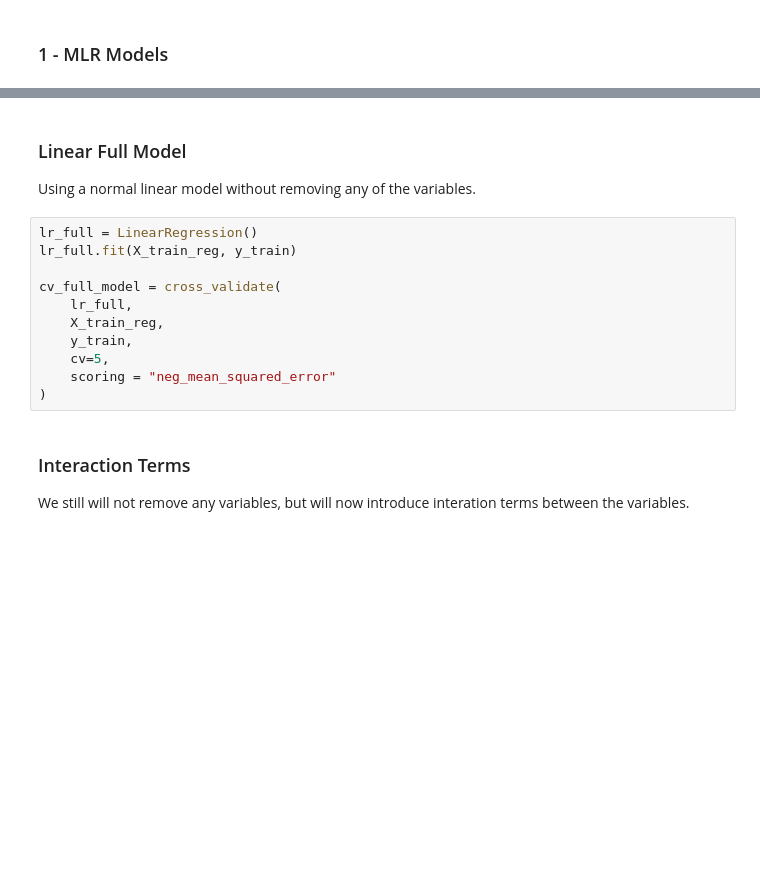
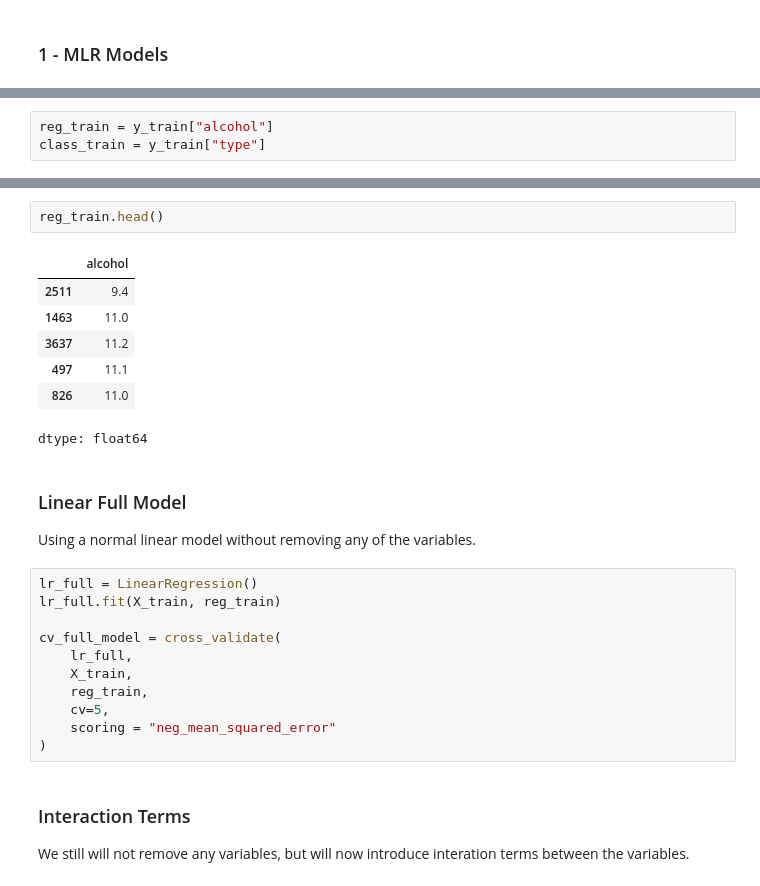
Before and after one commit to evandwh/ST554_Homework, a Jupyter notebook: Homework_8.ipynb, the cells around one changed output, grey strips where cells are left out. Saved outputs shown, nothing was run; the diff lists cells and outputs as text; blank space fills up the shorter version.

```diff
--- a/Homework_8.ipynb
+++ b/Homework_8.ipynb
@@ -181,0 +195,3 @@ X_train_reg = X_train_reg.apply(lambda x: (x - np.mean(x)) / np.std(x), axis=0)
+# %%
+reg_train = y_train["alcohol"]
+class_train = y_train["type"]
@@ -182,15 +207,25 @@ X_train_reg = X_train_reg.apply(lambda x: (x - np.mean(x)) / np.std(x), axis=0)
+# %%
+reg_train.head()
+# %% [output]
+|  | alcohol |
+| 2511 | 9.4 |
+| 1463 | 11.0 |
+| 3637 | 11.2 |
+| 497 | 11.1 |
+| 826 | 11.0 |
+dtype: float64
 # %% [markdown]
 ### Linear Full Model
 
 Using a normal linear model without removing any of the variables.
 # %%
 lr_full = LinearRegression()
-lr_full.fit(X_train_reg, y_train)
+lr_full.fit(X_train, reg_train)
 
 cv_full_model = cross_validate(
     lr_full,
-    X_train_reg,
-    y_train,
+    X_train,
+    reg_train,
     cv=5,
     scoring = "neg_mean_squared_error"
 )
```
Also changed, not shown: parts of 37 cells of this notebook.
